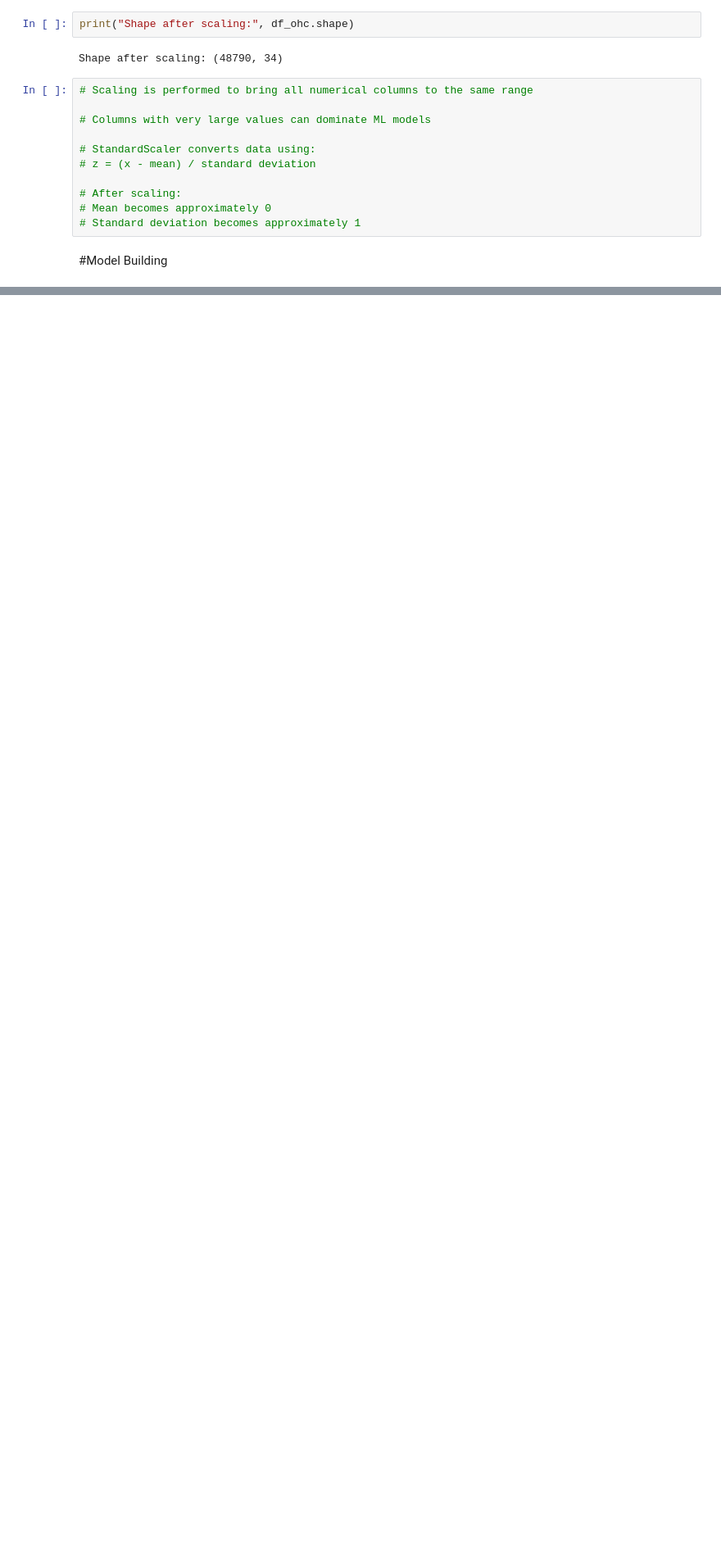
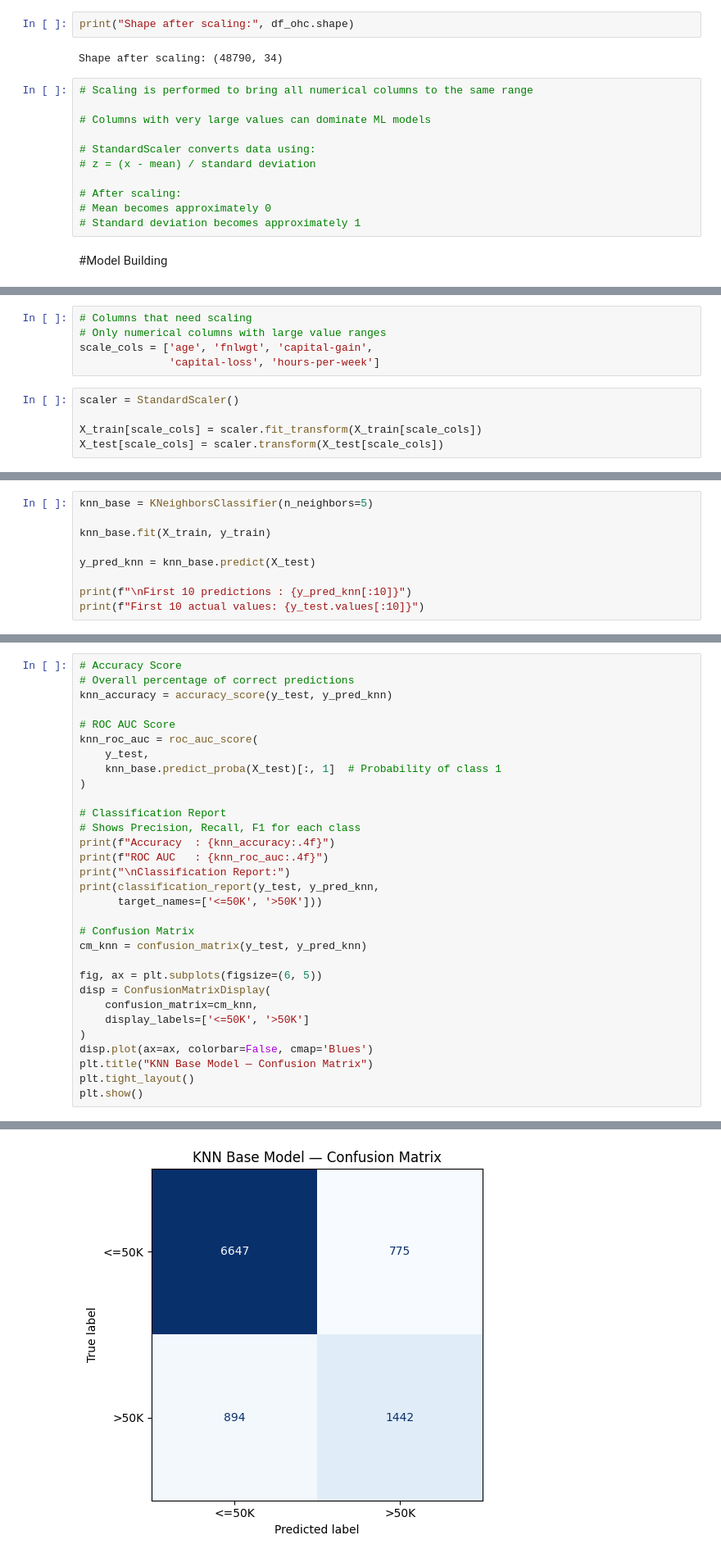
Before and after one commit to eshhha/ADULT_INCOME___PREDICTION, a Jupyter notebook: Adult_Income_prediction(preprocessing).ipynb, the cells around one changed output, grey strips where cells are left out. Shown at 82% size. Saved outputs shown, nothing was run; the diff lists cells and outputs as text; blank space fills up the shorter version.

```diff
--- a/Adult_Income_prediction(preprocessing).ipynb
+++ b/Adult_Income_prediction(preprocessing).ipynb
@@ -1263,0 +809,10 @@ print("Accuracy:", acc_nb_HPT)
+# %%
+# Columns that need scaling
+# Only numerical columns with large value ranges
+scale_cols = ['age', 'fnlwgt', 'capital-gain',
+              'capital-loss', 'hours-per-week']
+# %%
+scaler = StandardScaler()
+
+X_train[scale_cols] = scaler.fit_transform(X_train[scale_cols])
+X_test[scale_cols] = scaler.transform(X_test[scale_cols])
@@ -1263,0 +847,9 @@ print("Accuracy:", acc_nb_HPT)
+# %%
+knn_base = KNeighborsClassifier(n_neighbors=5)
+
+knn_base.fit(X_train, y_train)
+
+y_pred_knn = knn_base.predict(X_test)
+
+print(f"\nFirst 10 predictions : {y_pred_knn[:10]}")
+print(f"First 10 actual values: {y_test.values[:10]}")
@@ -1263,0 +861,32 @@ print("Accuracy:", acc_nb_HPT)
+# %%
+# Accuracy Score
+# Overall percentage of correct predictions
+knn_accuracy = accuracy_score(y_test, y_pred_knn)
+
+# ROC AUC Score
+knn_roc_auc = roc_auc_score(
+    y_test,
+    knn_base.predict_proba(X_test)[:, 1]  # Probability of class 1
+)
+
+# Classification Report
+# Shows Precision, Recall, F1 for each class
+print(f"Accuracy  : {knn_accuracy:.4f}")
+print(f"ROC AUC   : {knn_roc_auc:.4f}")
+print("\nClassification Report:")
+print(classification_report(y_test, y_pred_knn,
+      target_names=['<=50K', '>50K']))
+
+# Confusion Matrix
+cm_knn = confusion_matrix(y_test, y_pred_knn)
+
+fig, ax = plt.subplots(figsize=(6, 5))
+disp = ConfusionMatrixDisplay(
+    confusion_matrix=cm_knn,
+    display_labels=['<=50K', '>50K']
+)
+disp.plot(ax=ax, colorbar=False, cmap='Blues')
+plt.title("KNN Base Model — Confusion Matrix")
+plt.tight_layout()
+plt.show()
+# %% [output]
@@ -1263,0 +905 @@ print("Accuracy:", acc_nb_HPT)
+[figure, added]
```
Also changed, not shown: parts of 87 cells of this notebook.
